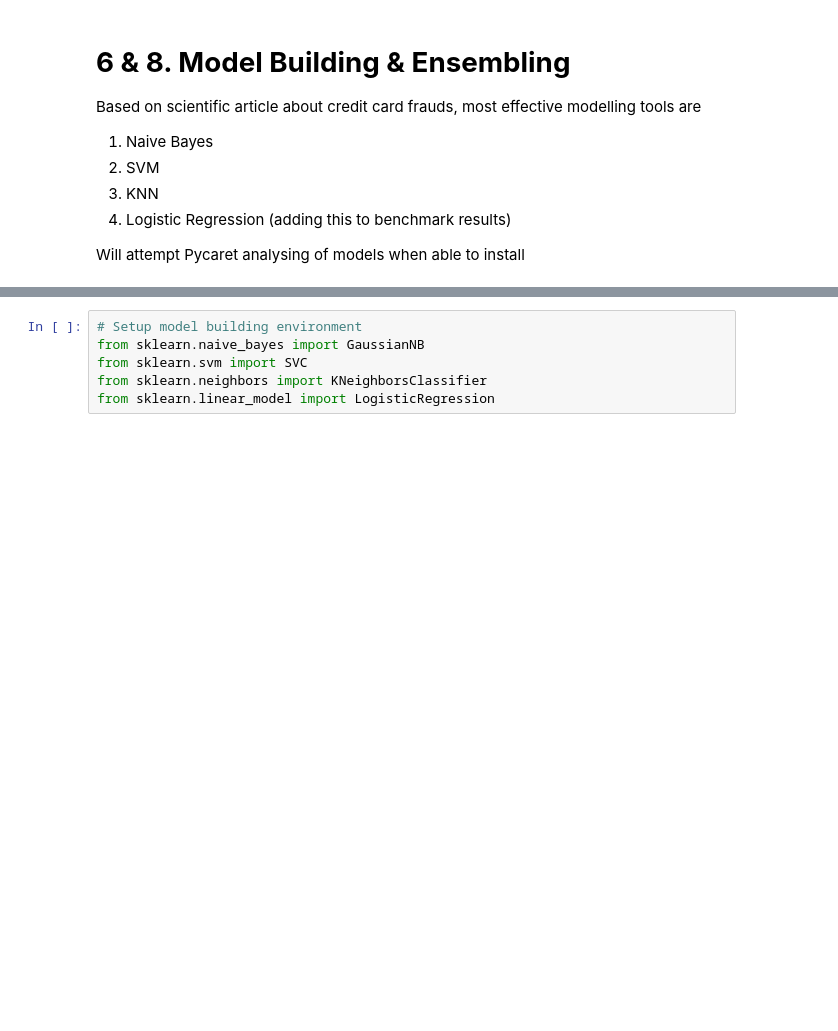
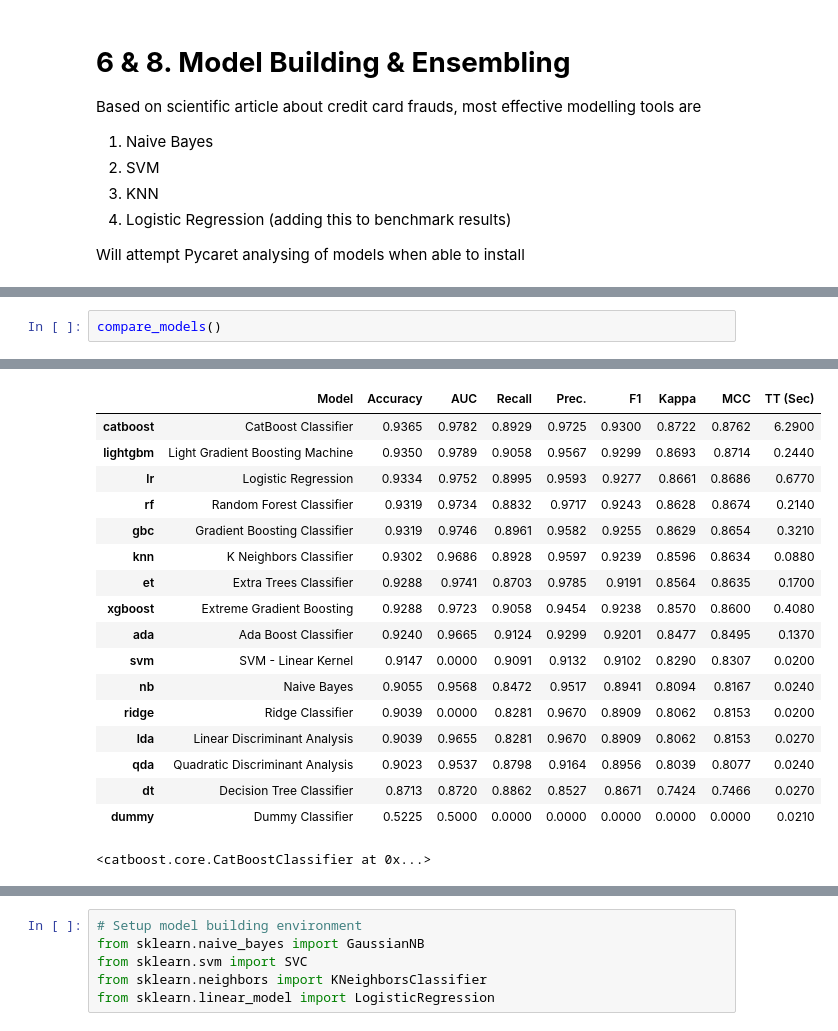
Before and after one commit to fookaixiong/Credit-Card-Fraud-Project, a Jupyter notebook: credit-card-fraud-detection.ipynb, the cells around one changed output, grey strips where cells are left out. Saved outputs shown, nothing was run; the diff lists cells and outputs as text; blank space fills up the shorter version.

```diff
--- a/credit-card-fraud-detection.ipynb
+++ b/credit-card-fraud-detection.ipynb
@@ -525,0 +565,3 @@ Will attempt Pycaret analysing of models when able to install
+# %%
+compare_models()
+# %% [output]
@@ -525,0 +569,18 @@ Will attempt Pycaret analysing of models when able to install
+|  | Model | Accuracy | AUC | Recall | Prec. | F1 | Kappa | MCC | TT (Sec) |
+| catboost | CatBoost Classifier | 0.9365 | 0.9782 | 0.8929 | 0.9725 | 0.9300 | 0.8722 | 0.8762 | 6.2900 |
+| lightgbm | Light Gradient Boosting Machine | 0.9350 | 0.9789 | 0.9058 | 0.9567 | 0.9299 | 0.8693 | 0.8714 | 0.2440 |
+| lr | Logistic Regression | 0.9334 | 0.9752 | 0.8995 | 0.9593 | 0.9277 | 0.8661 | 0.8686 | 0.6770 |
+| rf | Random Forest Classifier | 0.9319 | 0.9734 | 0.8832 | 0.9717 | 0.9243 | 0.8628 | 0.8674 | 0.2140 |
+| gbc | Gradient Boosting Classifier | 0.9319 | 0.9746 | 0.8961 | 0.9582 | 0.9255 | 0.8629 | 0.8654 | 0.3210 |
+| knn | K Neighbors Classifier | 0.9302 | 0.9686 | 0.8928 | 0.9597 | 0.9239 | 0.8596 | 0.8634 | 0.0880 |
+| et | Extra Trees Classifier | 0.9288 | 0.9741 | 0.8703 | 0.9785 | 0.9191 | 0.8564 | 0.8635 | 0.1700 |
+| xgboost | Extreme Gradient Boosting | 0.9288 | 0.9723 | 0.9058 | 0.9454 | 0.9238 | 0.8570 | 0.8600 | 0.4080 |
+| ada | Ada Boost Classifier | 0.9240 | 0.9665 | 0.9124 | 0.9299 | 0.9201 | 0.8477 | 0.8495 | 0.1370 |
+| svm | SVM - Linear Kernel | 0.9147 | 0.0000 | 0.9091 | 0.9132 | 0.9102 | 0.8290 | 0.8307 | 0.0200 |
+| nb | Naive Bayes | 0.9055 | 0.9568 | 0.8472 | 0.9517 | 0.8941 | 0.8094 | 0.8167 | 0.0240 |
+| ridge | Ridge Classifier | 0.9039 | 0.0000 | 0.8281 | 0.9670 | 0.8909 | 0.8062 | 0.8153 | 0.0200 |
+| lda | Linear Discriminant Analysis | 0.9039 | 0.9655 | 0.8281 | 0.9670 | 0.8909 | 0.8062 | 0.8153 | 0.0270 |
+| qda | Quadratic Discriminant Analysis | 0.9023 | 0.9537 | 0.8798 | 0.9164 | 0.8956 | 0.8039 | 0.8077 | 0.0240 |
+| dt | Decision Tree Classifier | 0.8713 | 0.8720 | 0.8862 | 0.8527 | 0.8671 | 0.7424 | 0.7466 | 0.0270 |
+| dummy | Dummy Classifier | 0.5225 | 0.5000 | 0.0000 | 0.0000 | 0.0000 | 0.0000 | 0.0000 | 0.0210 |
+<catboost.core.CatBoostClassifier at 0x...>
```
Also changed, not shown: parts of 26 cells of this notebook.
